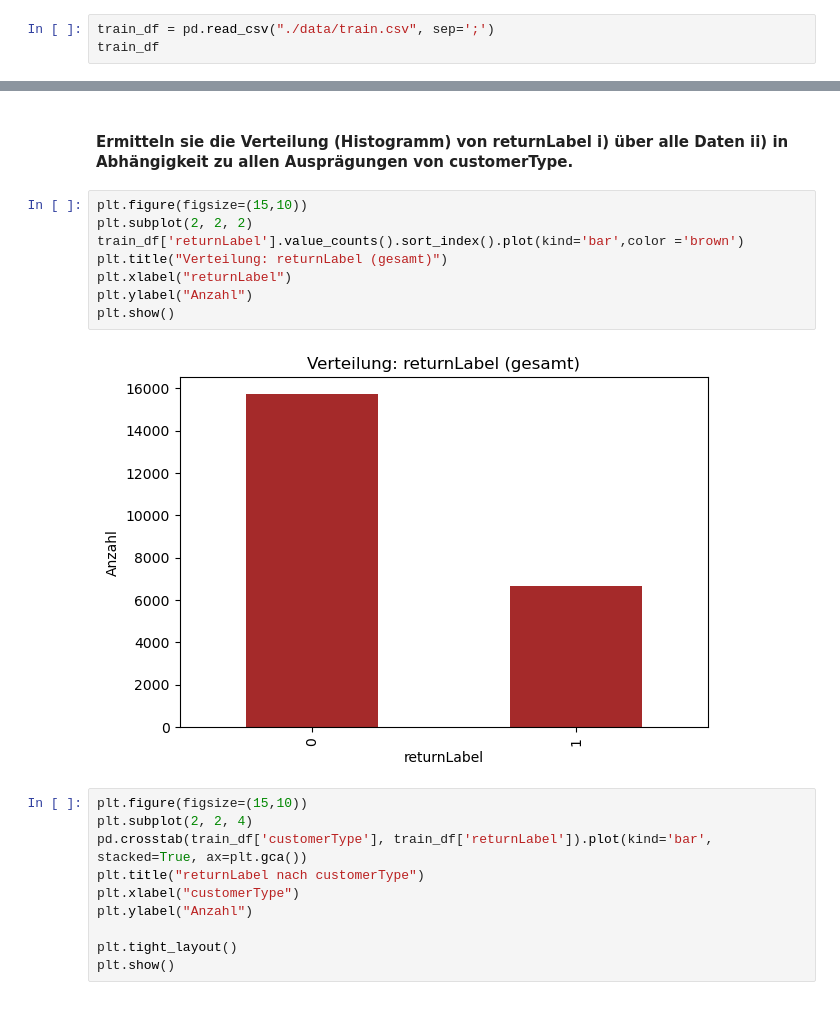
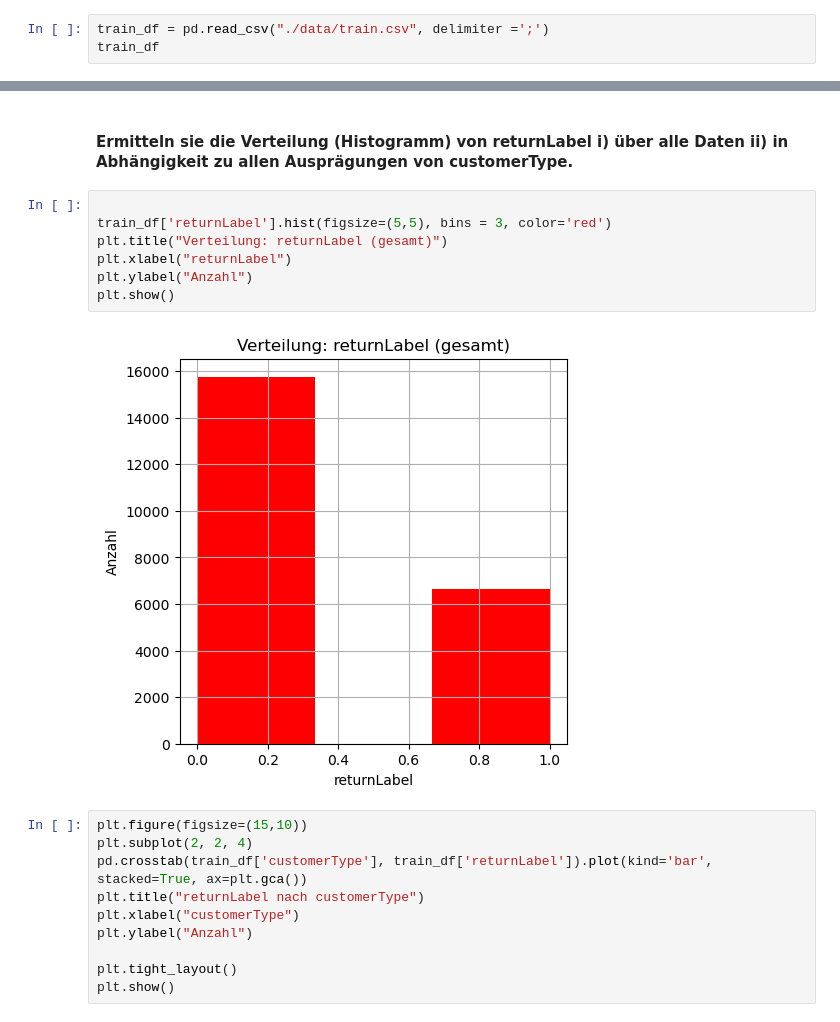
Before and after one commit to DavidSpre/ml-projekt-ss25, a Jupyter notebook: 256378.ipynb, the cells around one changed output, grey strips where cells are left out. Saved outputs shown, nothing was run; the diff lists cells and outputs as text.

Commit message:
delimiter=';' anstatt sep=';' Bis einschließlich Aufgabe 11

```diff
--- a/256378.ipynb
+++ b/256378.ipynb
@@ -21,7 +26,7 @@ from sklearn.preprocessing import StandardScaler
 # %% [markdown]
 ### 1. Laden Sie die Trainingsdaten.
 # %%
-train_df = pd.read_csv("./data/train.csv", sep=';')
+train_df = pd.read_csv("./data/train.csv", delimiter =';')
 train_df
 # %% [output]
 |  | transactionId | basket | customerType | totalAmount | returnLabel |
@@ -64,15 +69,14 @@ plt.show()
 # %% [markdown]
 #### Ermitteln sie die Verteilung (Histogramm) von returnLabel i) über alle Daten ii) in Abhängigkeit zu allen Ausprägungen von customerType.
 # %%
-plt.figure(figsize=(15,10))
-plt.subplot(2, 2, 2)
-train_df['returnLabel'].value_counts().sort_index().plot(kind='bar',color ='brown')
+
+train_df['returnLabel'].hist(figsize=(5,5), bins = 3, color='red')
 plt.title("Verteilung: returnLabel (gesamt)")
 plt.xlabel("returnLabel")
 plt.ylabel("Anzahl")
 plt.show()
 # %% [output]
-[figure, old version]
+[figure, new version]
 # %%
 plt.figure(figsize=(15,10))
 plt.subplot(2, 2, 4)
```
Also changed, not shown: parts of 25 cells of this notebook.
